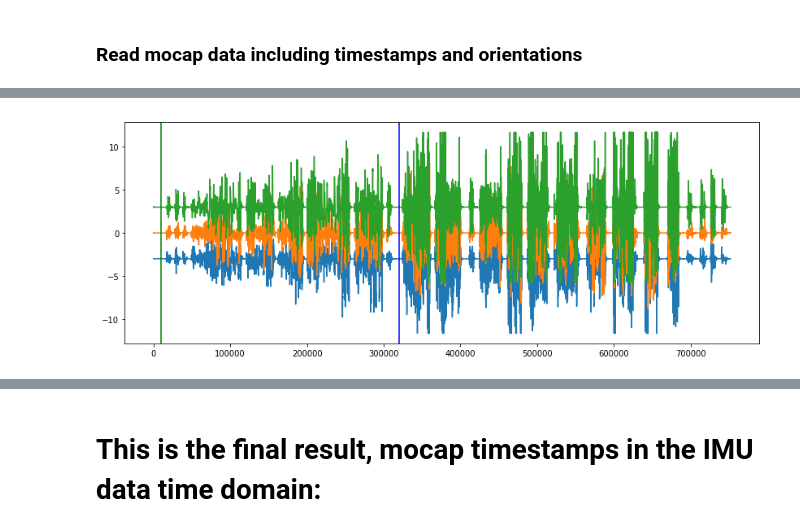
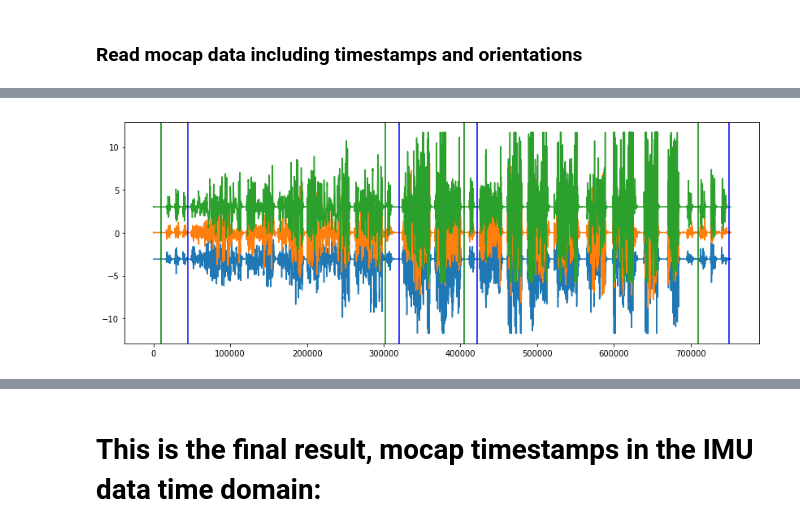
Before and after one commit to Marselka/mocap_imu_offset_obtaining_, a Jupyter notebook: mocap_imu_offset_otaining.ipynb, the cells around one changed output, grey strips where cells are left out. Drawn from its saved outputs; the diff is of its cells as text; code cells hidden in the pictures.

```diff
--- a/mocap_imu_offset_otaining.ipynb
+++ b/mocap_imu_offset_otaining.ipynb
@@ -81,8 +50,8 @@ class Data:
 # %%
 imu_data = pd.read_csv('data/imu.csv', header=None)
 
-imu_time = imu_data[[0]].to_numpy().squeeze() * 1e-9
-imu_omega = imu_data[[1, 2, 3]].to_numpy()
+imu_timestamps = imu_data[[0]].to_numpy().squeeze() * 1e-9
+imu_ang_vel = imu_data[[1, 2, 3]].to_numpy()
 # %%
 plt.figure(figsize=(10,5))
 plt.title('Entire IMU dataset')
@@ -105,5 +74,5 @@ plt.ylabel(r'$\omega$, rad$^{-1}$');
 # %%
-imu_omega -= imu_omega[:10000].mean(axis=0)
+imu_ang_vel -= imu_ang_vel[:10000].mean(axis=0)
 # %% [markdown]
 ### Bias is removed:
 # %%
@@ -197,0 +94,18 @@ for i, (begin_raw, end_raw) in enumerate(zip(begins_raw, ends_raw)):
+# %%
+tns_mocap_timestamps = np.array([
+    [5000, 16000], # the _beginning_ and the _end_ of a twistnsync trial (Figure 2.3
+                   # in https://mipt.ru/upload/medialibrary/f8b/dissertatsiya-fayzullin.pdf#figure.caption.16)
+    [67000, 70000],
+    [88000, 91000],
+    [148000, 158000]
+])
+
+plt.figure(figsize=(14,5))
+plt.plot(mocap_all_quaternions)
+
+begins = tns_mocap_timestamps[:, 0]
+ends = tns_mocap_timestamps[:, 1]
+
+for begin, end in zip(begins, ends):
+    plt.axvline(begin, c='g')
+    plt.axvline(end, c='b')
@@ -198,15 +139,18 @@ for i, (begin_raw, end_raw) in enumerate(zip(begins_raw, ends_raw)):
 # %%
-mcu_begins = [10000]
-mcu_ends = [320000]
+tns_imu_timestamps = np.array([
+    [10000, 45000],
+    [302000, 320000],
+    [405000, 422000],
+    [710000, 750000]
+])
 
 plt.figure(figsize=(14,5))
-plt.plot(mcu_omega+d*3)
-#plt.xlim(23000, None)
-for begin, end in zip(mcu_begins, mcu_ends):
+plt.plot(imu_ang_vel + d * 3)
+for begin, end in zip(tns_imu_timestamps[:, 0], tns_imu_timestamps[:, 1]):
     plt.axvline(begin, c='g')
     plt.axvline(end, c='b')
 # %% [output]
-[figure, old version]
+[figure, new version]
 # %%
 import numpy as np
 import pandas as pd
```
Also changed, not shown: parts of 24 cells of this notebook.
